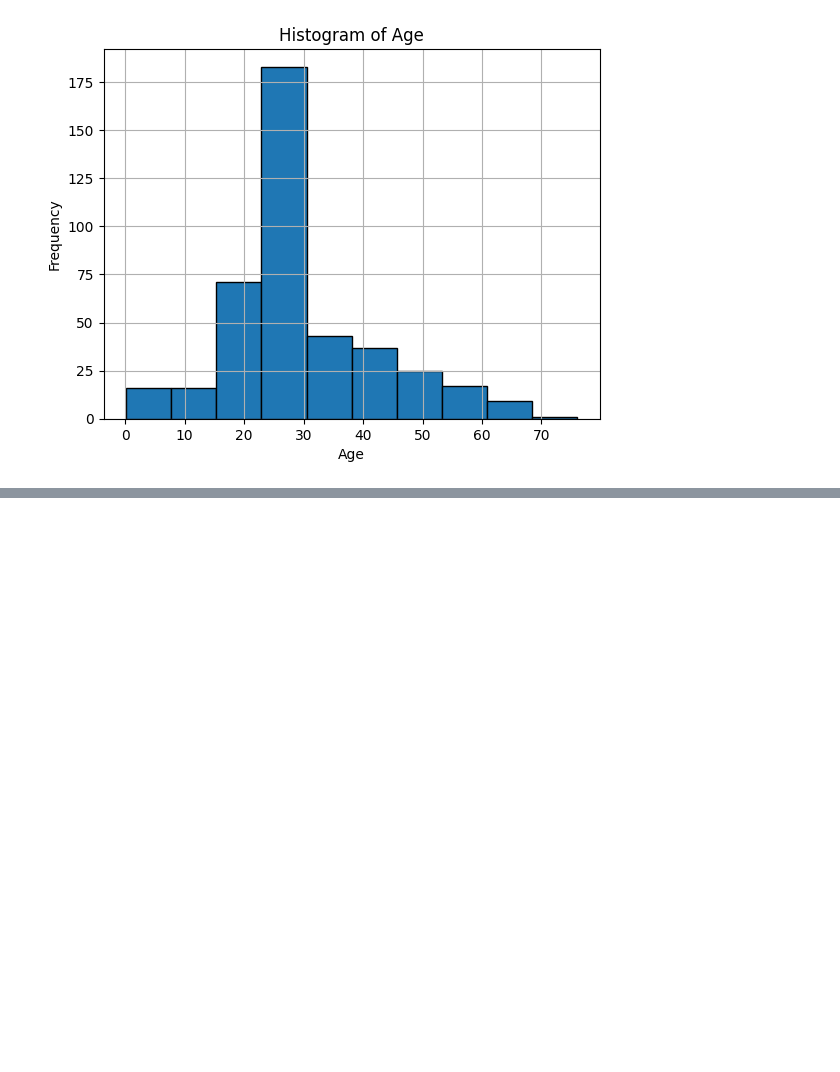
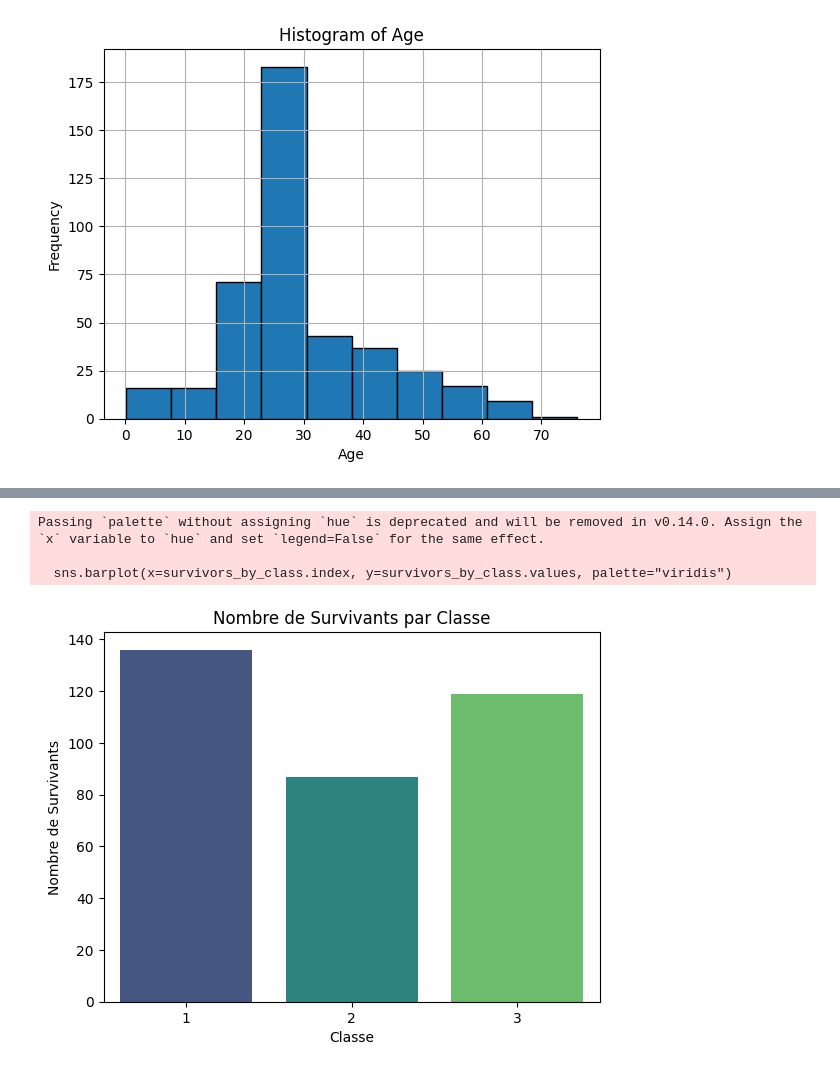
Before and after one commit to Lylyss97x/MachineLearning, a Jupyter notebook: LogisticRegression/regLogistic.ipynb, the cells around one changed output, grey strips where cells are left out. Saved outputs shown, nothing was run; the diff lists cells and outputs as text; code cells hidden in the pictures; blank space fills up the shorter version.

```diff
--- a/LogisticRegression/regLogistic.ipynb
+++ b/LogisticRegression/regLogistic.ipynb
@@ -131,0 +201,20 @@ plt.show()
+# %%
+df_train_copy['IsMinor'] = df_train_copy['Age'] < 16
+df_train_copy['IsMinor'] = df_train_copy['IsMinor'].astype(int)
+# %%
+survivors_by_class = df_train_copy.groupby('Pclass')['Survived'].sum()
+import seaborn as sns
+import matplotlib.pyplot as plt
+
+sns.barplot(x=survivors_by_class.index, y=survivors_by_class.values, palette="viridis")
+
+plt.title('Nombre de Survivants par Classe')
+plt.xlabel('Classe')
+plt.ylabel('Nombre de Survivants')
+
+plt.show()
+# %% [output]
+Passing `palette` without assigning `hue` is deprecated and will be removed in v0.14.0. Assign the `x` variable to `hue` and set `legend=False` for the same effect.
+
+  sns.barplot(x=survivors_by_class.index, y=survivors_by_class.values, palette="viridis")
+[figure, added]
```
Also changed, not shown: parts of 12 cells of this notebook.
